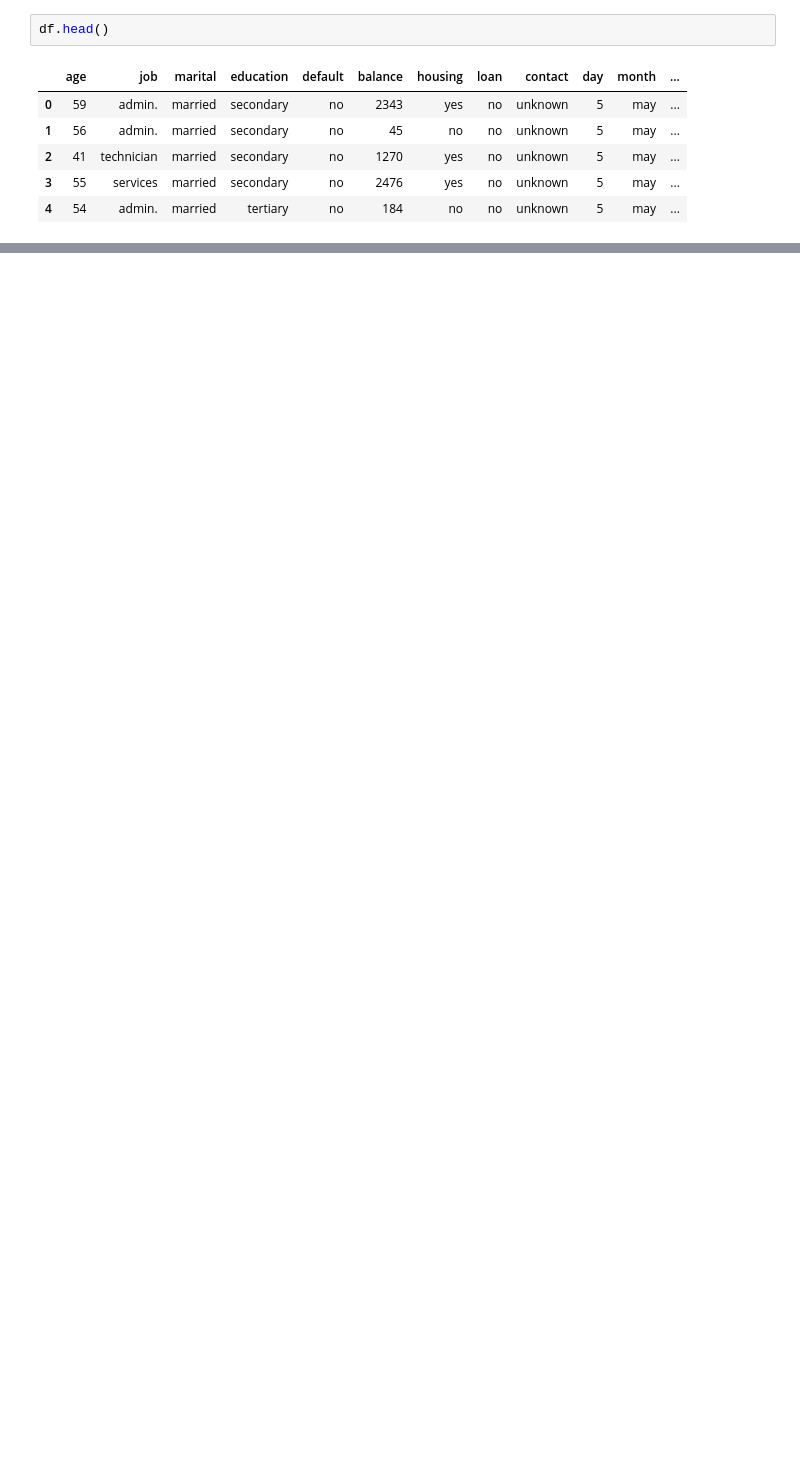
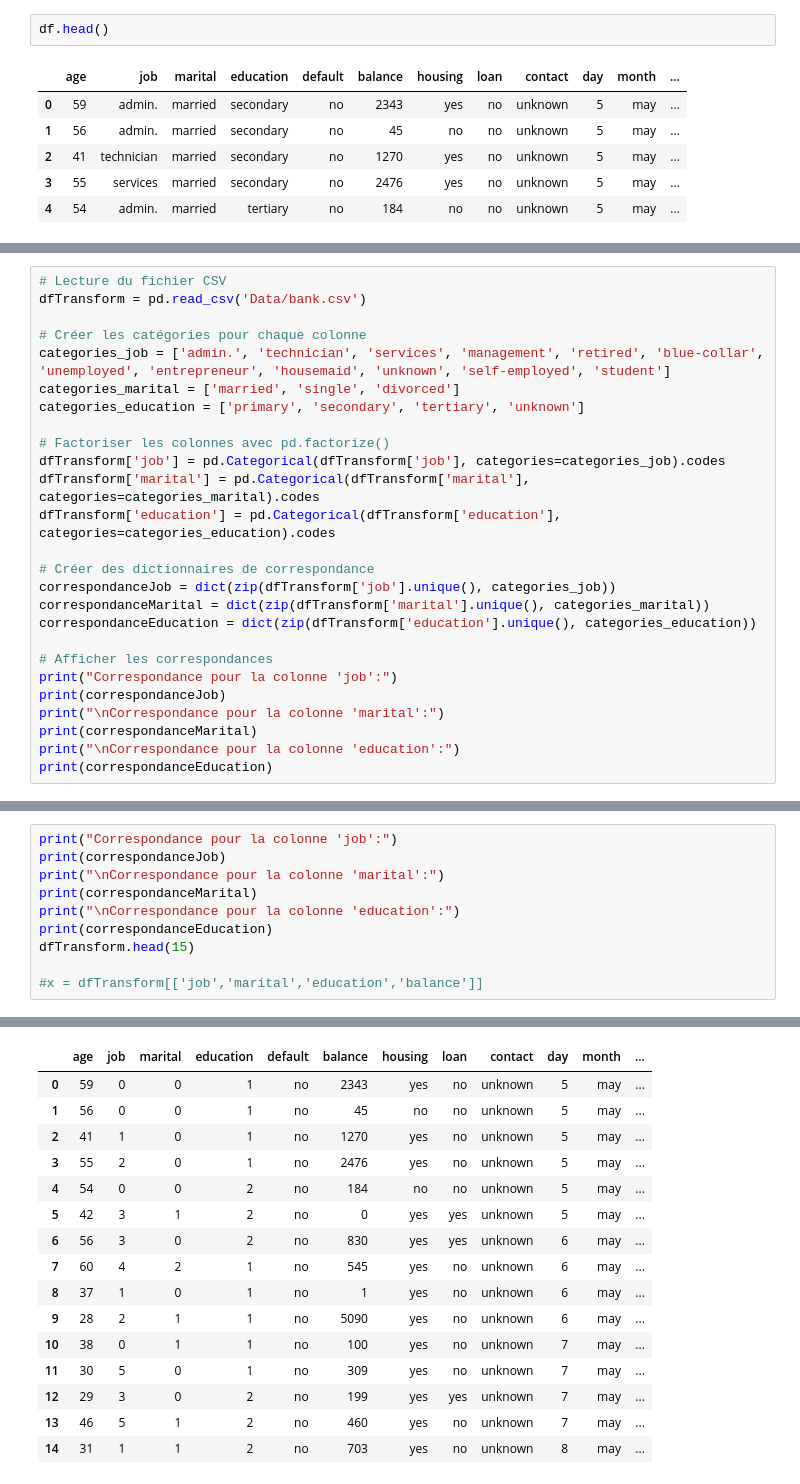
Before and after one commit to Yoboss225/predict-ml-pipeline, a Jupyter notebook: Notebook.ipynb, the cells around one changed output, grey strips where cells are left out. Saved outputs shown, nothing was run; the diff lists cells and outputs as text; blank space fills up the shorter version.

```diff
--- a/Notebook.ipynb
+++ b/Notebook.ipynb
@@ -36,0 +196,26 @@ df.loc[df['job'] == "technician"]
+# %%
+# Lecture du fichier CSV
+dfTransform = pd.read_csv('Data/bank.csv')
+
+# Créer les catégories pour chaque colonne
+categories_job = ['admin.', 'technician', 'services', 'management', 'retired', 'blue-collar', 'unemployed', 'entrepreneur', 'housemaid', 'unknown', 'self-employed', 'student']
+categories_marital = ['married', 'single', 'divorced']
+categories_education = ['primary', 'secondary', 'tertiary', 'unknown']
+
+# Factoriser les colonnes avec pd.factorize()
+dfTransform['job'] = pd.Categorical(dfTransform['job'], categories=categories_job).codes
+dfTransform['marital'] = pd.Categorical(dfTransform['marital'], categories=categories_marital).codes
+dfTransform['education'] = pd.Categorical(dfTransform['education'], categories=categories_education).codes
+
+# Créer des dictionnaires de correspondance
+correspondanceJob = dict(zip(dfTransform['job'].unique(), categories_job))
+correspondanceMarital = dict(zip(dfTransform['marital'].unique(), categories_marital))
+correspondanceEducation = dict(zip(dfTransform['education'].unique(), categories_education))
+
+# Afficher les correspondances
+print("Correspondance pour la colonne 'job':")
+print(correspondanceJob)
+print("\nCorrespondance pour la colonne 'marital':")
+print(correspondanceMarital)
+print("\nCorrespondance pour la colonne 'education':")
+print(correspondanceEducation)
@@ -36,0 +267,11 @@ df.loc[df['job'] == "technician"]
+# %%
+print("Correspondance pour la colonne 'job':")
+print(correspondanceJob)
+print("\nCorrespondance pour la colonne 'marital':")
+print(correspondanceMarital)
+print("\nCorrespondance pour la colonne 'education':")
+print(correspondanceEducation)
+dfTransform.head(15)
+
+#x = dfTransform[['job','marital','education','balance']]
+# %% [output]
@@ -36,0 +286,16 @@ df.loc[df['job'] == "technician"]
+|  | age | job | marital | education | default | balance | housing | loan | contact | day | month | ... |
+| 0 | 59 | 0 | 0 | 1 | no | 2343 | yes | no | unknown | 5 | may | ... |
+| 1 | 56 | 0 | 0 | 1 | no | 45 | no | no | unknown | 5 | may | ... |
+| 2 | 41 | 1 | 0 | 1 | no | 1270 | yes | no | unknown | 5 | may | ... |
+| 3 | 55 | 2 | 0 | 1 | no | 2476 | yes | no | unknown | 5 | may | ... |
+| 4 | 54 | 0 | 0 | 2 | no | 184 | no | no | unknown | 5 | may | ... |
+| 5 | 42 | 3 | 1 | 2 | no | 0 | yes | yes | unknown | 5 | may | ... |
+| 6 | 56 | 3 | 0 | 2 | no | 830 | yes | yes | unknown | 6 | may | ... |
+| 7 | 60 | 4 | 2 | 1 | no | 545 | yes | no | unknown | 6 | may | ... |
+| 8 | 37 | 1 | 0 | 1 | no | 1 | yes | no | unknown | 6 | may | ... |
+| 9 | 28 | 2 | 1 | 1 | no | 5090 | yes | no | unknown | 6 | may | ... |
+| 10 | 38 | 0 | 1 | 1 | no | 100 | yes | no | unknown | 7 | may | ... |
+| 11 | 30 | 5 | 0 | 1 | no | 309 | yes | no | unknown | 7 | may | ... |
+| 12 | 29 | 3 | 0 | 2 | no | 199 | yes | yes | unknown | 7 | may | ... |
+| 13 | 46 | 5 | 1 | 2 | no | 460 | yes | no | unknown | 7 | may | ... |
+| 14 | 31 | 1 | 1 | 2 | no | 703 | yes | no | unknown | 8 | may | ... |
```
Also changed, not shown: parts of 23 cells of this notebook.
